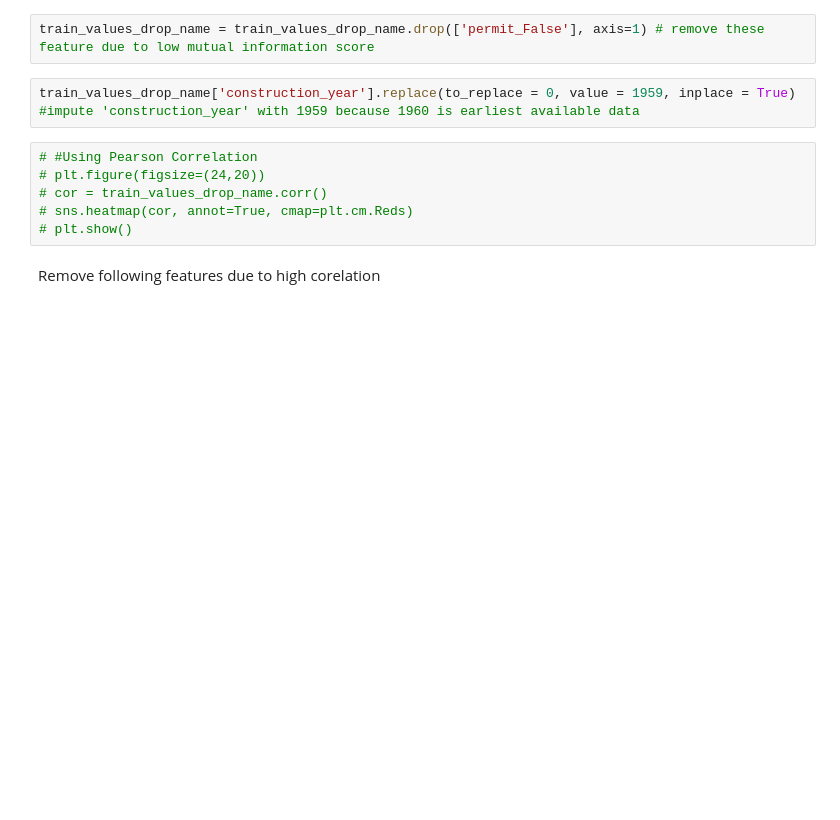
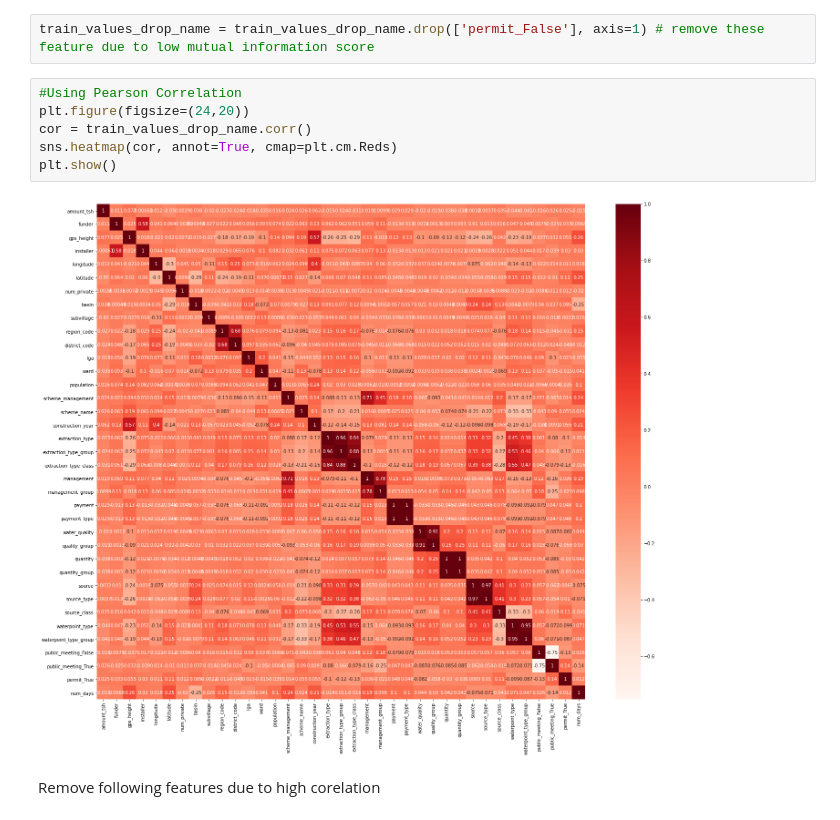
Before and after one commit to vimuth97/Pump-It-Up, a Jupyter notebook: pump_it_up.ipynb, the cells around one changed output. Drawn from its saved outputs; the diff is of its cells as text; blank space fills up the shorter version.

```diff
--- a/pump_it_up.ipynb
+++ b/pump_it_up.ipynb
@@ -294,13 +282,13 @@ Name: MI Scores, dtype: float64
 # %%
 train_values_drop_name = train_values_drop_name.drop(['permit_False'], axis=1) # remove these feature due to low mutual information score
-# %%
-train_values_drop_name['construction_year'].replace(to_replace = 0, value = 1959, inplace = True)    #impute 'construction_year' with 1959 because 1960 is earliest available data
 # %%
-# #Using Pearson Correlation
-# plt.figure(figsize=(24,20))
-# cor = train_values_drop_name.corr()
-# sns.heatmap(cor, annot=True, cmap=plt.cm.Reds)
-# plt.show()
+#Using Pearson Correlation
+plt.figure(figsize=(24,20))
+cor = train_values_drop_name.corr()
+sns.heatmap(cor, annot=True, cmap=plt.cm.Reds)
+plt.show()
+# %% [output]
+[figure, added]
 # %% [markdown]
 Remove following features due to high corelation
 # %%
```
Also changed, not shown: parts of 14 cells of this notebook.
